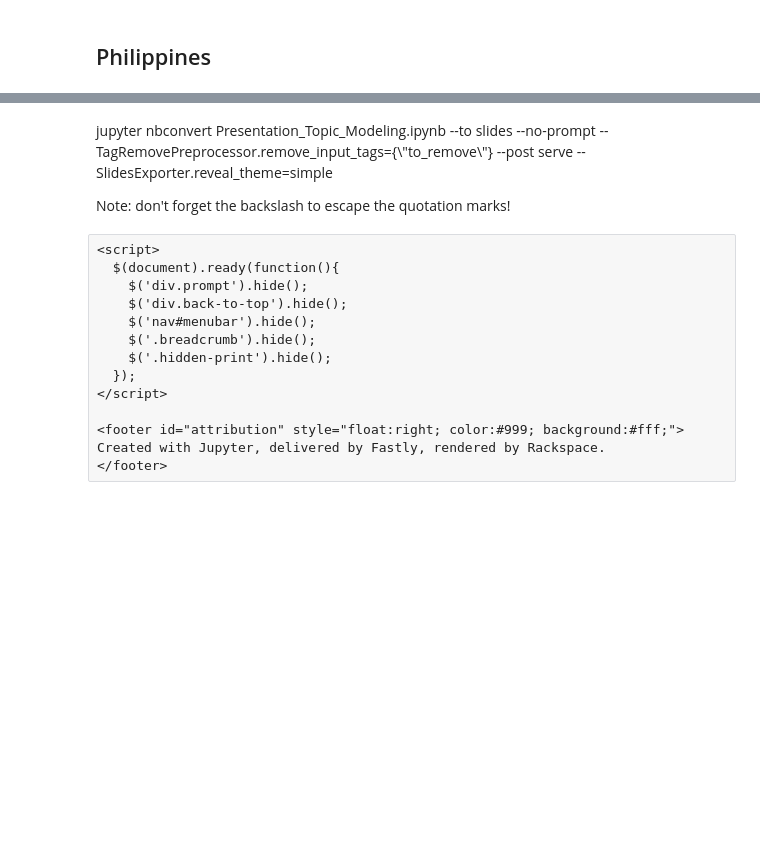
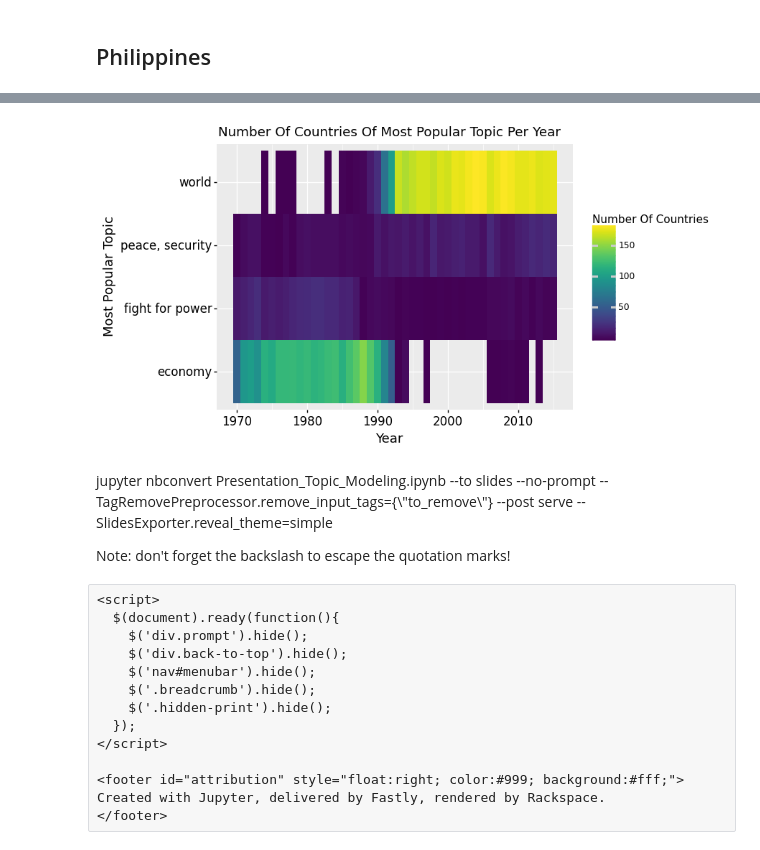
Before and after one commit to jghuynh/Topic-Modeling-UN-Speeches, a Jupyter notebook: Presentation_Topic_Modeling.ipynb, the cells around one changed output, grey strips where cells are left out. Drawn from its saved outputs; the diff is of its cells as text; code cells hidden in the pictures; blank space fills up the shorter version.

Commit message:
Added more graphs, presentation words

```diff
--- a/Presentation_Topic_Modeling.ipynb
+++ b/Presentation_Topic_Modeling.ipynb
@@ -256,3 +356,7 @@ HTML("Topic_Graphs_Country/Philippines.html")
+# %%
+Image("topicsPerYear.png")
+# %% [output]
+[figure, added]
 # %% [markdown]
  jupyter nbconvert Presentation_Topic_Modeling.ipynb --to slides --no-prompt --TagRemovePreprocessor.remove_input_tags={\\"to_remove\\"} --post serve --SlidesExporter.reveal_theme=simple
 
```
Also changed, not shown: parts of 27 cells of this notebook, 2 other files.
